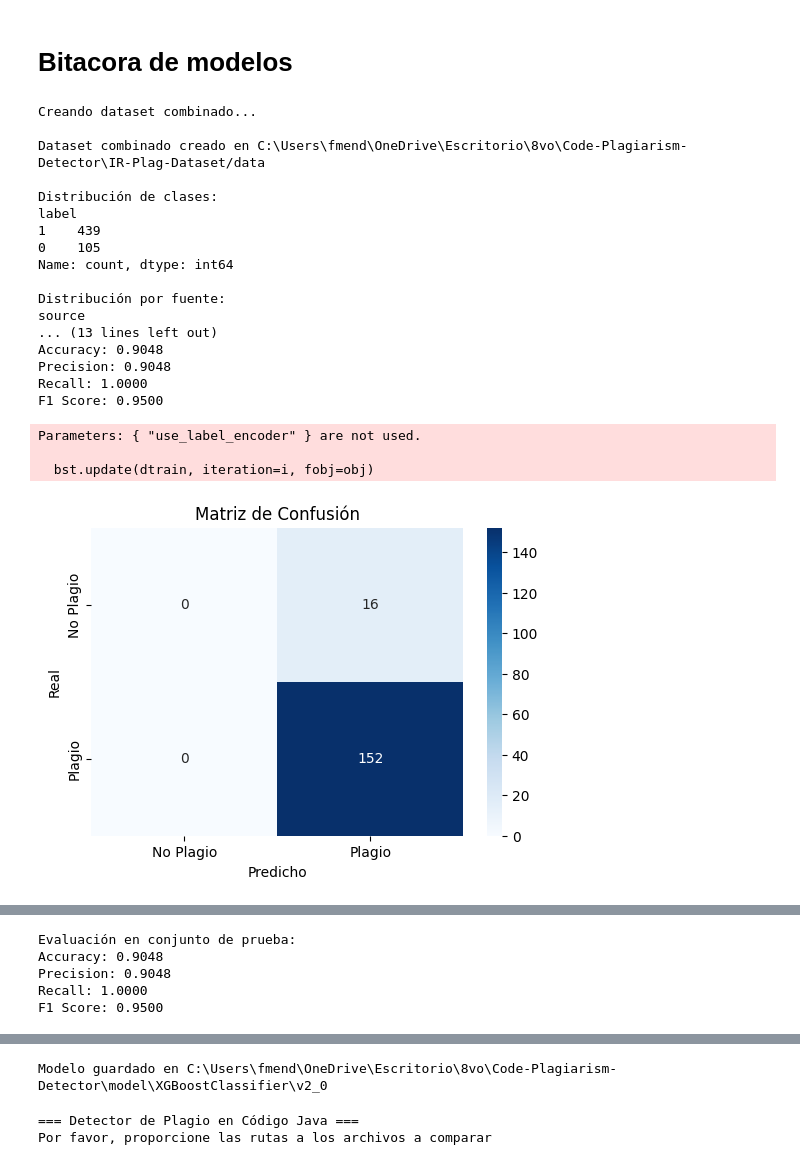
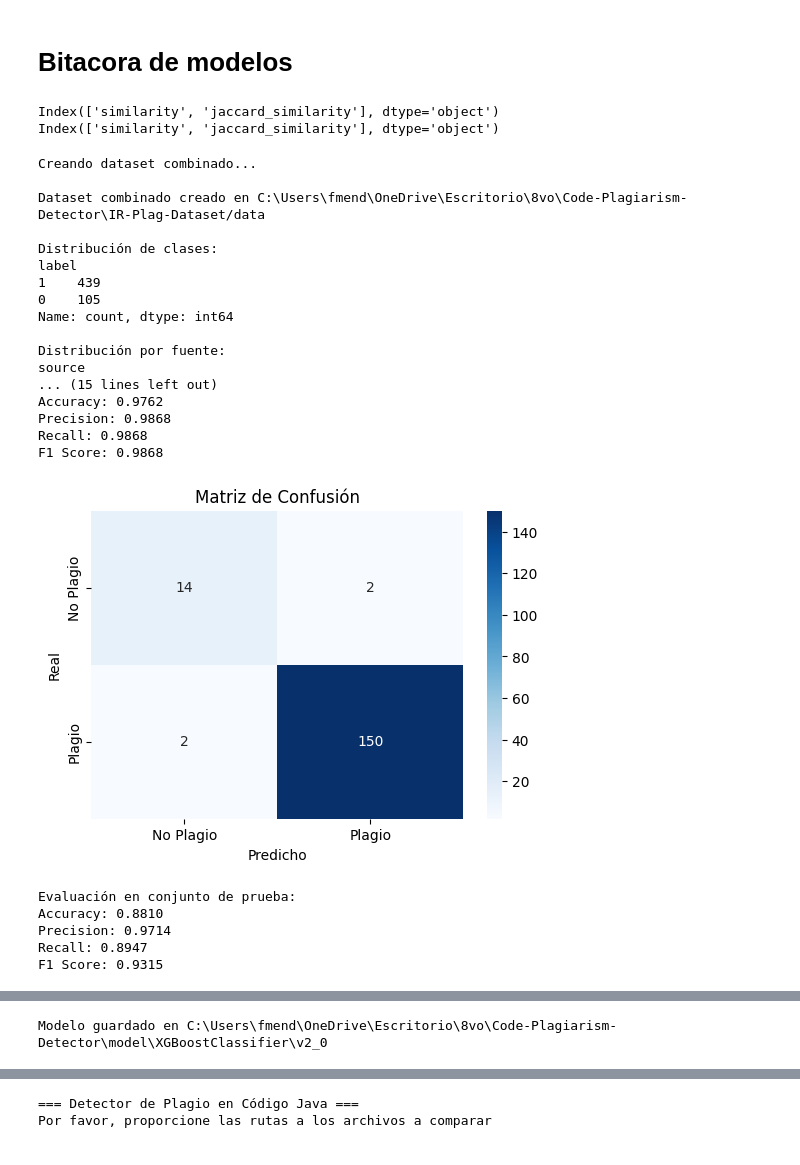
Before and after one commit to FerminMendez/Code-Plagiarism-Detector, a Jupyter notebook: Code/mainv3.ipynb, the cells around one changed output, grey strips where cells are left out. Cells and saved outputs as stored; diff of their text form; code cells hidden in the pictures.

Commit message:
Add features and models

```diff
--- a/Code/mainv3.ipynb
+++ b/Code/mainv3.ipynb
@@ -189,6 +260,7 @@ def create_combined_dataset():
     return combined_df
 # %%
 def prepare_training_data(combined_df):
+    features= ['similarity', 'jaccard_similarity', 'jaccard_similarity_ast']
     print("\nPreparando datos para entrenamiento...")
     print("Extrayendo tokens AST...")
     all_files = set(combined_df['file1']).union(set(combined_df['file2']))
@@ -197,19 +269,31 @@ def prepare_training_data(combined_df):
     vectorizer = TfidfVectorizer()
     vectorizer.fit(ast_texts)
 
-    print("Calculando similitudes...")
+    print("Calculando cosine similarity...")
     combined_df['similarity'] = combined_df.apply(
         lambda x: calculate_similarity(x, vectorizer), axis=1)
     combined_df = combined_df[combined_df['similarity'] > 0]
 
+    print("Calculando jaccard similarity...")
+    combined_df['jaccard_similarity'] = combined_df.apply(
+        lambda x: calculate_jaccard_similarity(x), axis=1)
+
+    print("Calcular jaccard similarity (AST tokens)...")
+    combined_df['jaccard_similarity_ast'] = combined_df.apply(
+        lambda x: calculate_jaccard_similarity_ast_tokens(x), axis=1)
+
+    print("Calculando Levenshtein distance (AST tokens)...")
+    combined_df['levenshtein_distance_ast'] = combined_df.apply(
+        lambda x: levenshtein_distance_ast_tokens(x), axis=1)
+
     print("Balanceando dataset...")
     rus = RandomUnderSampler(random_state=42)
     X_res, y_res = rus.fit_resample(
-        combined_df[['similarity']], combined_df['label'])
+        combined_df[features], combined_df['label'])
     balanced_df = combined_df.iloc[X_res.index]
 
     print("Dividiendo en train/test...")
-    X = balanced_df[['similarity']]
+    X = balanced_df[features]
     y = balanced_df['label']
     X_train, X_test, y_train, y_test = train_test_split(
         X, y, test_size=0.2, stratify=y, random_state=42)
@@ -275,40 +356,48 @@ model_xgboost = xgb.XGBClassifier(
     use_label_encoder=False,
     random_state=42
 )
+# %%
+print(X_test.columns)
+print(X_train.columns)
+# %% [output]
+Index(['similarity', 'jaccard_similarity'], dtype='object')
+Index(['similarity', 'jaccard_similarity'], dtype='object')
 # %%
-model=model_xgboost
+model= model_random_forest
 
 combined_df = create_combined_dataset()
 X_train, X_test, y_train, y_test, vectorizer = prepare_training_data(combined_df)
 model = train_and_evaluate(model,X_train, X_test, y_train, y_test)
 
 # Guardar modelo
 model_dir = MODEL_DIR+ f"\{model_name}\{model_version}"
 #Make sure the directory exists
 Path(model_dir).mkdir(parents=True, exist_ok=True)
 joblib.dump(model, os.path.join(model_dir, f'{model_name}_{model_version}.pkl'))
 joblib.dump(vectorizer, os.path.join(model_dir, 'vectorizer.pkl'))
 
 print(f"\nModelo guardado en {model_dir}")
 # %% [output]
 Creando dataset combinado...
 
 Dataset combinado creado en C:\Users\fmend\OneDrive\Escritorio\8vo\Code-Plagiarism-Detector\IR-Plag-Dataset/data
 
 Distribución de clases:
 label
 1    439
 0    105
 Name: count, dtype: int64
 
 Distribución por fuente:
 source
-... (13 lines left out)
-Accuracy: 0.9048
-Precision: 0.9048
-Recall: 1.0000
-F1 Score: 0.9500
+... (15 lines left out)
+Accuracy: 0.9762
+Precision: 0.9868
+Recall: 0.9868
+F1 Score: 0.9868
+[figure, new version]
-Parameters: { "use_label_encoder" } are not used.
-
-  bst.update(dtrain, iteration=i, fobj=obj)
+Evaluación en conjunto de prueba:
+Accuracy: 0.8810
+Precision: 0.9714
+Recall: 0.8947
+F1 Score: 0.9315
-[figure, old version]
@@ -315,5 +405 @@ Parameters: { "use_label_encoder" } are not used.
-Evaluación en conjunto de prueba:
-Accuracy: 0.9048
-Precision: 0.9048
-Recall: 1.0000
-F1 Score: 0.9500
+Modelo guardado en C:\Users\fmend\OneDrive\Escritorio\8vo\Code-Plagiarism-Detector\model\XGBoostClassifier\v2_0
@@ -321,4 +406,3 @@ F1 Score: 0.9500
-Modelo guardado en C:\Users\fmend\OneDrive\Escritorio\8vo\Code-Plagiarism-Detector\model\XGBoostClassifier\v2_0
 # %%
 def detect_plagiarism(file1_path, file2_path, model, vectorizer, threshold=0.5):
 
```
Also changed, not shown: parts of 4 cells of this notebook, 2 other files.
